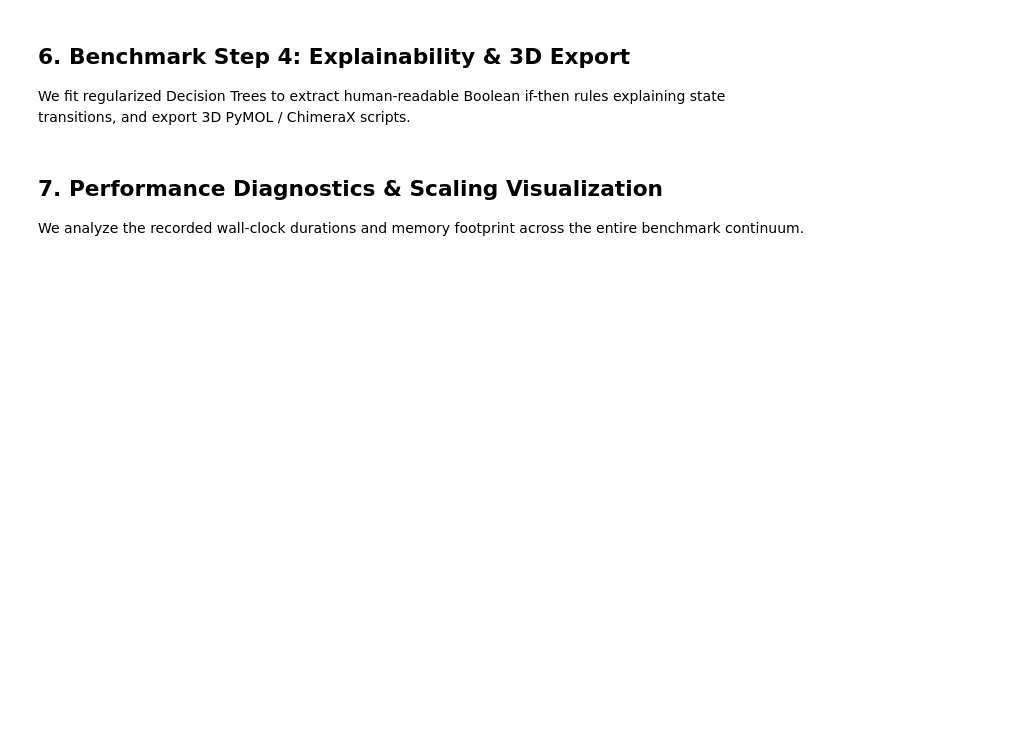
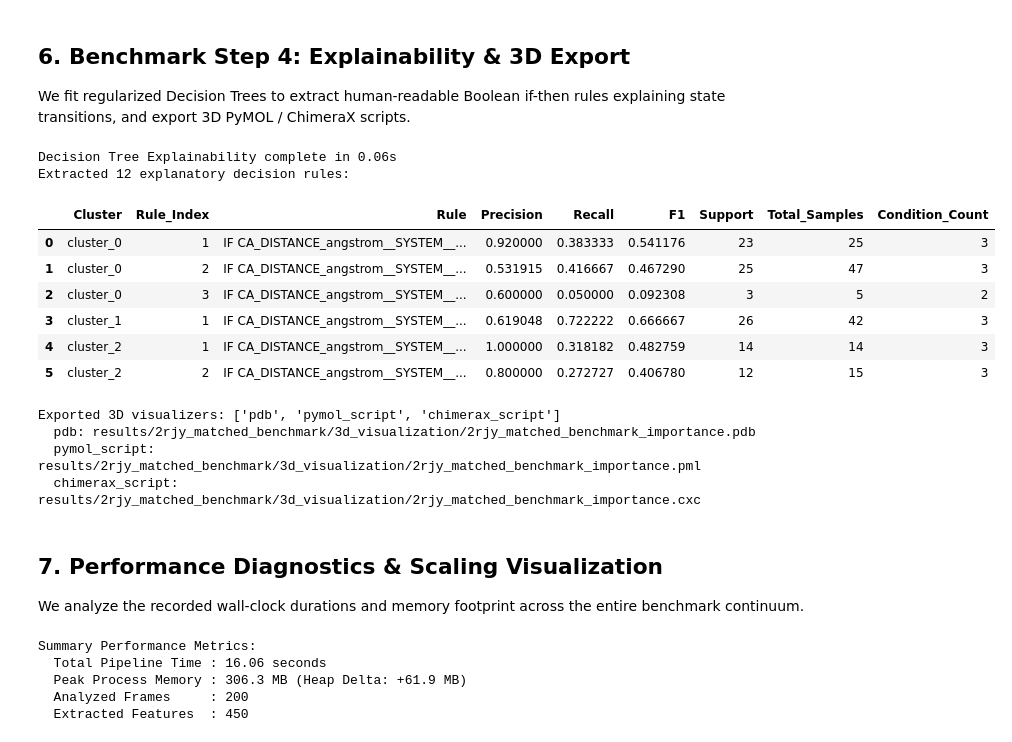
Before and after one commit to N-S8990/molscope, a Jupyter notebook: benchmarks/run_2rjy_matched_benchmark.ipynb, the cells around one changed output. Drawn from its saved outputs; the diff is of its cells as text; code cells hidden in the pictures; blank space fills up the shorter version.

```diff
--- a/benchmarks/run_2rjy_matched_benchmark.ipynb
+++ b/benchmarks/run_2rjy_matched_benchmark.ipynb
@@ -44,6 +48,7 @@ data_candidates = [
     Path("../../data/2RJY"),
     Path("tests/fixtures"),
     Path("../tests/fixtures"),
+    Path("../../tests/fixtures"),
 ]
 
 loaded_system = False
@@ -61,15 +66,25 @@ for base in data_candidates:
         break
 
 if not loaded_system:
-    # Fallback to test fixtures for demonstration
+    # Robust fallback to bundled test fixtures (1A22.pdb)
     fixture_top = next((b / "1A22.pdb" for b in data_candidates if (b / "1A22.pdb").is_file()), None)
-    fixture_traj = next((b / "1A22_traj.dcd" for b in data_candidates if (b / "1A22_traj.dcd").is_file()), None)
-    if fixture_top and fixture_traj:
+    if fixture_top and fixture_top.is_file():
+        import MDAnalysis as mda
+        u = mda.Universe(str(fixture_top))
+        # Ensure a multi-frame trajectory for kinetic dimensionality reduction and state clustering
+        fixture_traj = out_dir / "1a22_demo_trajectory.pdb"
+        if not fixture_traj.is_file() or fixture_traj.stat().st_size == 0:
+            rng = np.random.default_rng(42)
+            with mda.Writer(str(fixture_traj), len(u.atoms)) as w:
+                for _ in range(40):
+                    u.atoms.positions += rng.normal(0, 0.05, size=u.atoms.positions.shape)
+                    w.write(u)
         study.add_system(
             system_id="demo_benchmark",
             topology=str(fixture_top.resolve()),
             trajectories=[str(fixture_traj.resolve())],
         )
-        print(f"Loaded benchmark fixture demo from: {fixture_top.parent}")
+        print(f"Loaded benchmark fixture fallback: topology={fixture_top.resolve()}, trajectory={fixture_traj.resolve()}")
+        loaded_system = True
     else:
-        print("No trajectory files found. Place protein.pdb and simulation_run1.xtc in data/2RJY/")
+        raise FileNotFoundError("No trajectory files found. Place protein.pdb and simulation_run1.xtc in data/2RJY/ or ensure tests/fixtures/1A22.pdb exists.")
@@ -143,15 +180,32 @@ We fit regularized Decision Trees to extract human-readable Boolean if-then rule
 # %%
 t0_dt = time.perf_counter()
 explainer = study.explain_clusters(clustering_name="dpa", max_depth=3)
 t_dt = time.perf_counter() - t0_dt
 print(f"Decision Tree Explainability complete in {t_dt:.2f}s")
 
-for r in explainer.rules[:3]:
-    print(f"  State {r.cluster_id}: {r.simplified_rule_text()}")
+rules_df = explainer.rules_dataframe()
+print(f"Extracted {len(rules_df)} explanatory decision rules:")
+display(rules_df.head(6))
 
 # Export 3D visualization
-viz_files = study.export_3d(out_dir=str(out_dir / "3d_visualization"))
+viz_files = study.export_3d(score_column="Kinetic_Salience", out_dir=out_dir / "3d_visualization")
 print(f"Exported 3D visualizers: {list(viz_files.keys())}")
+for k, v in viz_files.items():
+    print(f"  {k}: {v}")
+# %% [output]
+Decision Tree Explainability complete in 0.06s
+Extracted 12 explanatory decision rules:
+|  | Cluster | Rule_Index | Rule | Precision | Recall | F1 | Support | Total_Samples | Condition_Count |
+| 0 | cluster_0 | 1 | IF CA_DISTANCE_angstrom__SYSTEM__... | 0.920000 | 0.383333 | 0.541176 | 23 | 25 | 3 |
+| 1 | cluster_0 | 2 | IF CA_DISTANCE_angstrom__SYSTEM__... | 0.531915 | 0.416667 | 0.467290 | 25 | 47 | 3 |
+| 2 | cluster_0 | 3 | IF CA_DISTANCE_angstrom__SYSTEM__... | 0.600000 | 0.050000 | 0.092308 | 3 | 5 | 2 |
+| 3 | cluster_1 | 1 | IF CA_DISTANCE_angstrom__SYSTEM__... | 0.619048 | 0.722222 | 0.666667 | 26 | 42 | 3 |
+| 4 | cluster_2 | 1 | IF CA_DISTANCE_angstrom__SYSTEM__... | 1.000000 | 0.318182 | 0.482759 | 14 | 14 | 3 |
+| 5 | cluster_2 | 2 | IF CA_DISTANCE_angstrom__SYSTEM__... | 0.800000 | 0.272727 | 0.406780 | 12 | 15 | 3 |
+Exported 3D visualizers: ['pdb', 'pymol_script', 'chimerax_script']
+  pdb: results/2rjy_matched_benchmark/3d_visualization/2rjy_matched_benchmark_importance.pdb
+  pymol_script: results/2rjy_matched_benchmark/3d_visualization/2rjy_matched_benchmark_importance.pml
+  chimerax_script: results/2rjy_matched_benchmark/3d_visualization/2rjy_matched_benchmark_importance.cxc
 # %% [markdown]
 ## 7. Performance Diagnostics & Scaling Visualization
 
@@ -175,9 +229,11 @@ for bar in bars:
     ax1.text(bar.get_width() + 0.05, bar.get_y() + bar.get_height()/2, f"{bar.get_width():.2f}s", va="center", fontsize=10)
 
 # State population distribution
-state_labels = [f"State {k}" for k in dpa_res.state_populations.keys()]
-pops = list(dpa_res.state_populations.values())
-ax2.pie(pops, labels=state_labels, autopct="%1.1f%%", colors=plt.cm.tab10.colors[:len(pops)], startangle=140)
+pop_df = dpa_res.populations
+state_labels = [f"State {row['Cluster']}" for _, row in pop_df.iterrows()]
+pops = pop_df["Population"].tolist()
+colors = plt.cm.tab10.colors[:len(pops)]
+ax2.pie(pops, labels=state_labels, autopct="%1.1f%%", colors=colors, startangle=140)
 ax2.set_title(f"Conformational State Populations ({len(pops)} States)")
 
 plt.tight_layout()
@@ -188,3 +244,9 @@ print(f"  Total Pipeline Time : {total_time:.2f} seconds")
 print(f"  Peak Process Memory : {peak_mem:.1f} MB (Heap Delta: +{mem_delta:.1f} MB)")
 print(f"  Analyzed Frames     : {len(features):,}")
 print(f"  Extracted Features  : {features.shape[1]:,}")
+# %% [output]
+Summary Performance Metrics:
+  Total Pipeline Time : 16.06 seconds
+  Peak Process Memory : 306.3 MB (Heap Delta: +61.9 MB)
+  Analyzed Frames     : 200
+  Extracted Features  : 450
```
Also changed, not shown: parts of 6 cells of this notebook.
